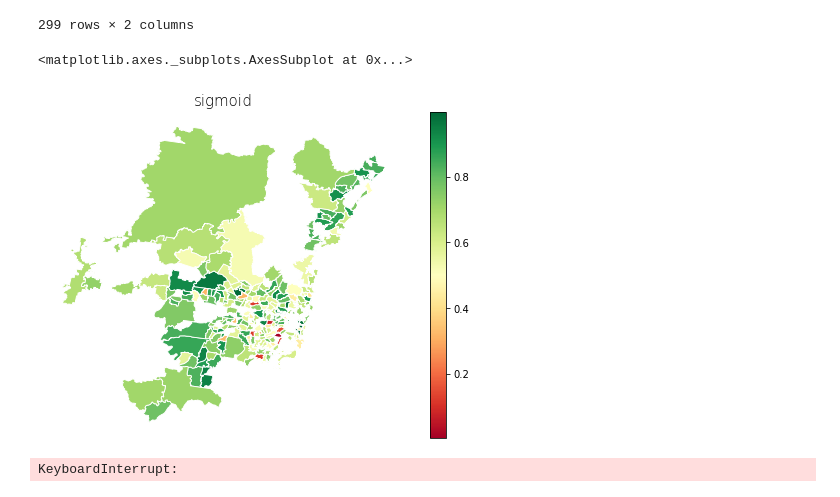
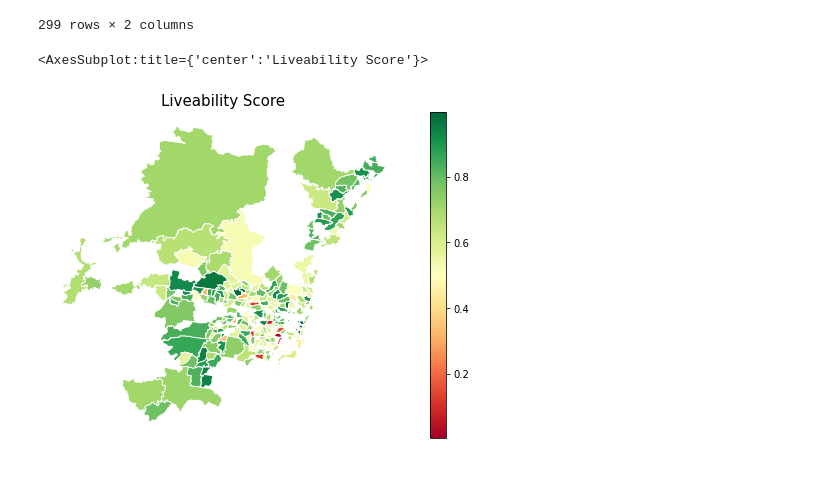
Before and after one commit to PratulSR/Sydney-Liveability-Analysis, a Jupyter notebook: Demo Notebook.ipynb, the cells around one changed output. Saved outputs shown, nothing was run; the diff lists cells and outputs as text; code cells hidden in the pictures.

```diff
--- a/Demo Notebook.ipynb
+++ b/Demo Notebook.ipynb
@@ -487,49 +485,34 @@ ORDER BY sigmoid desc
 # gdf3.plot(figsize=(10,10))
 # gdf3
 
 # Missing Rows Area
 # df = pd.concat([mg.drop(columns=['index', 'hz','rz','az','cz','sz','sigmoid']), gdf3])
 # gdf4 = df.drop_duplicates(keep=False)
 # # df
 # gdf4.plot()
 
 
-# q = query(conn,sql)
+q = query(conn,sql)
 
 gdf = gpd.GeoDataFrame(q)
 
 sa2_areas = gpd.read_file('SA2_2016_AUST/SA2_2016_AUST.shp')
 
 merged = gdf.set_index('SA2_NAME16').join(sa2_areas.set_index('SA2_NAME16'))
 # print(merged)
 
 fig, ax = plt.subplots(1, figsize=(10, 6))
 ax.axis('off')
-ax.set_title('sigmoid', fontdict={'fontsize': '15', 'fontweight' : '3'})
+ax.set_title('Liveability Score', fontdict={'fontsize': '15', 'fontweight' : '3'})
 
 merged.plot(column='sigmoid',
             cmap='RdYlGn',
             linewidth=0.9,
             ax=ax,
             edgecolor='1',
             legend=True, missing_kwds={
             "color": "lightgrey",
             "label": "Missing values",},)
 # %% [output]
-<matplotlib.axes._subplots.AxesSubplot at 0x...>
+<AxesSubplot:title={'center':'Liveability Score'}>
-[figure, old version]
+[figure, new version]
-# %%
-# Should be getting 312
-# In total, getting 33 less rows
-# Neighbourhood dataset has 13 less rows than sa2_data
-# Break_and enter dataset has 28 less rows than sa2_data
-sql="""
-SELECT *
-
-FROM sa2_data s, break_and_enter be
-WHERE ST_Disjoint(s.geom,be.geom)
-;
-"""
-query(conn,sql)
-# %% [output]
-KeyboardInterrupt:
```
Also changed, not shown: parts of 8 cells of this notebook.
